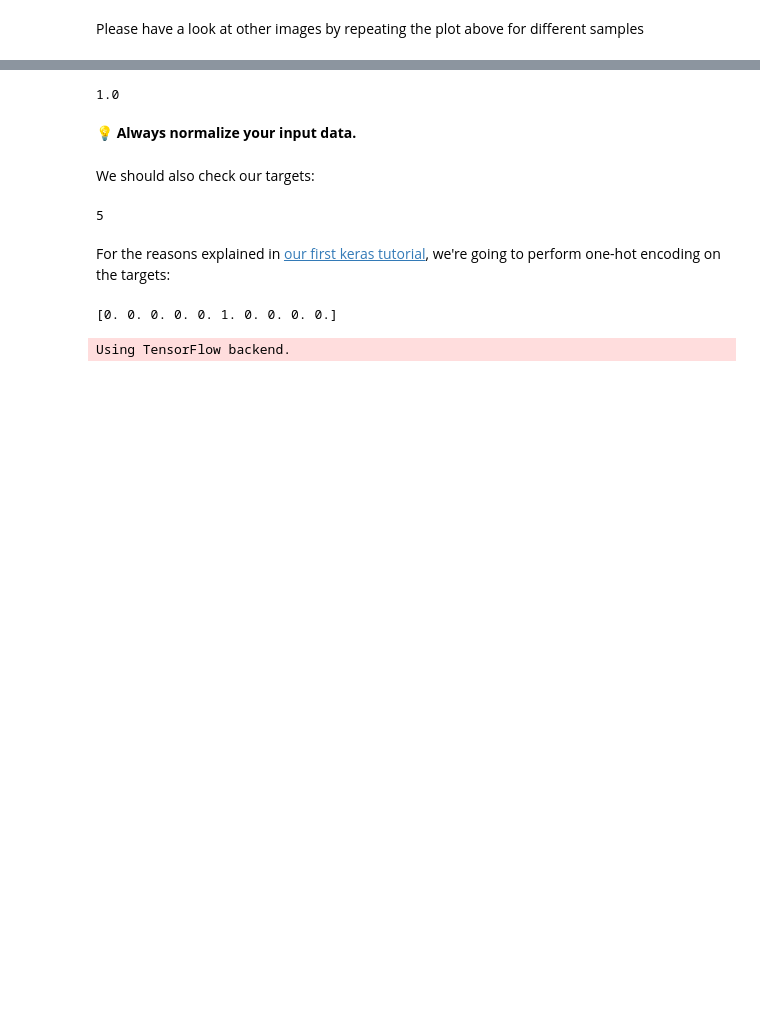
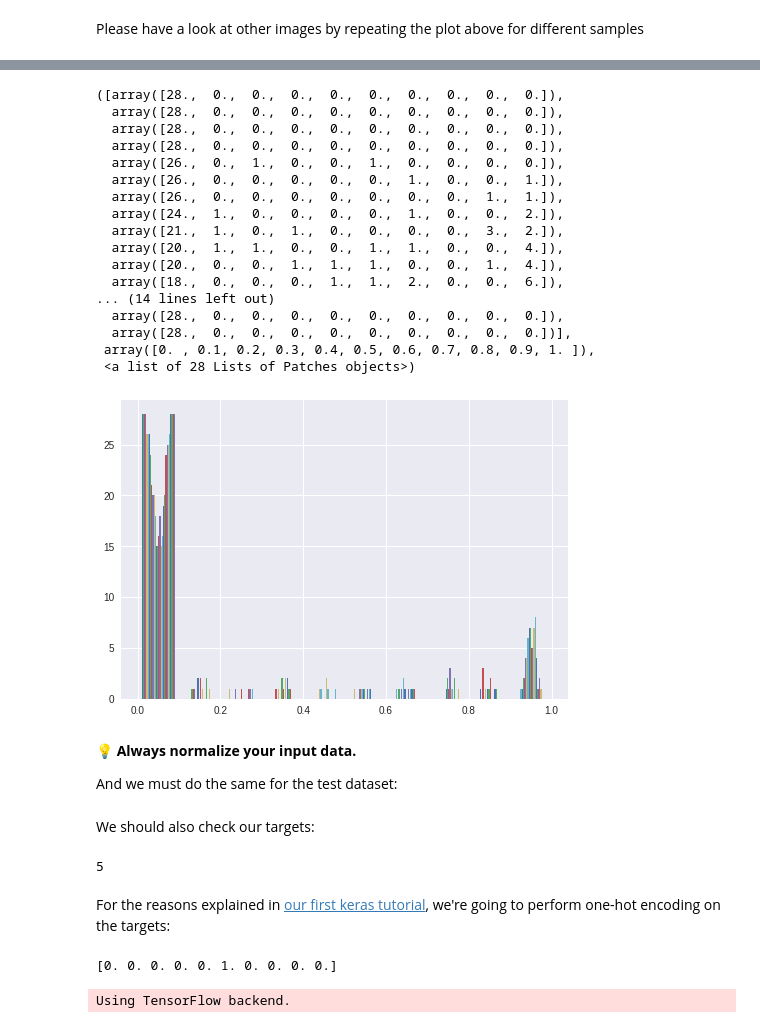
Before and after one commit to cbernet/maldives, a Jupyter notebook: hwd_deeplearning_google/hwd_dl_google.ipynb, the cells around one changed output, grey strips where cells are left out. Cells and saved outputs as stored; diff of their text form; code cells hidden in the pictures; blank space fills up the shorter version.

```diff
--- a/hwd_deeplearning_google/hwd_dl_google.ipynb
+++ b/hwd_deeplearning_google/hwd_dl_google.ipynb
@@ -113,9 +121,28 @@ This is not adequate. Indeed, for a neural network to work well, it must deal wi
 # %%
 import numpy as np
-x_train = np.divide(x_train, 255.)
-print np.amax(x_train)
+x_train = x_train/255.
+plt.hist(x_train[0])
 # %% [output]
-1.0
+([array([28.,  0.,  0.,  0.,  0.,  0.,  0.,  0.,  0.,  0.]),
+  array([28.,  0.,  0.,  0.,  0.,  0.,  0.,  0.,  0.,  0.]),
+  array([28.,  0.,  0.,  0.,  0.,  0.,  0.,  0.,  0.,  0.]),
+  array([28.,  0.,  0.,  0.,  0.,  0.,  0.,  0.,  0.,  0.]),
+  array([26.,  0.,  1.,  0.,  0.,  1.,  0.,  0.,  0.,  0.]),
+  array([26.,  0.,  0.,  0.,  0.,  0.,  1.,  0.,  0.,  1.]),
+  array([26.,  0.,  0.,  0.,  0.,  0.,  0.,  0.,  1.,  1.]),
+  array([24.,  1.,  0.,  0.,  0.,  0.,  1.,  0.,  0.,  2.]),
+  array([21.,  1.,  0.,  1.,  0.,  0.,  0.,  0.,  3.,  2.]),
+  array([20.,  1.,  1.,  0.,  0.,  1.,  1.,  0.,  0.,  4.]),
+  array([20.,  0.,  0.,  1.,  1.,  1.,  0.,  0.,  1.,  4.]),
+  array([18.,  0.,  0.,  0.,  1.,  1.,  2.,  0.,  0.,  6.]),
+... (14 lines left out)
+  array([28.,  0.,  0.,  0.,  0.,  0.,  0.,  0.,  0.,  0.]),
+  array([28.,  0.,  0.,  0.,  0.,  0.,  0.,  0.,  0.,  0.])],
+ array([0. , 0.1, 0.2, 0.3, 0.4, 0.5, 0.6, 0.7, 0.8, 0.9, 1. ]),
+ <a list of 28 Lists of Patches objects>)
+[figure, added]
 # %% [markdown]
 💡 **Always normalize your input data.**
+
+And we must do the same for the test dataset:
 # %%
```
Also changed, not shown: parts of 53 cells of this notebook.
